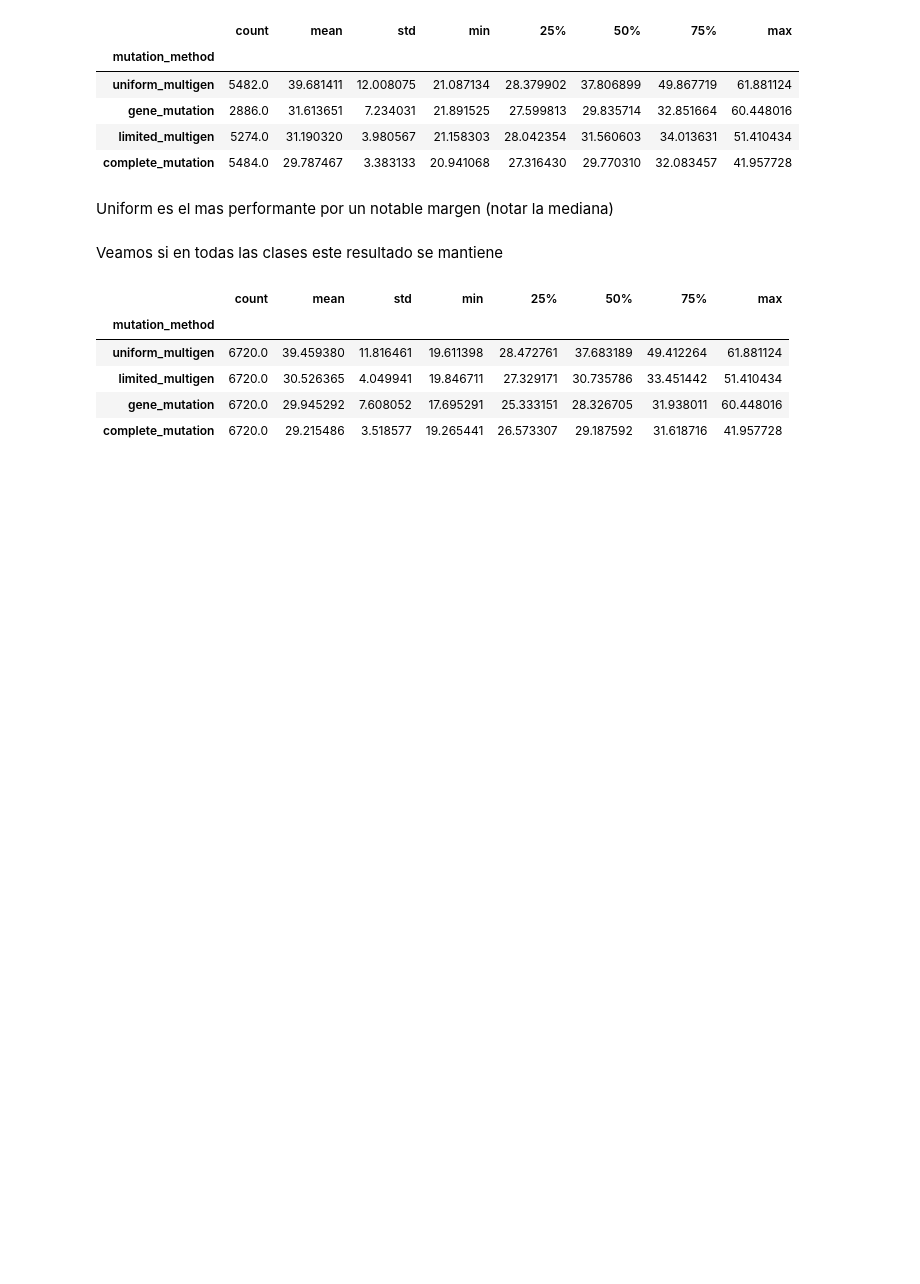
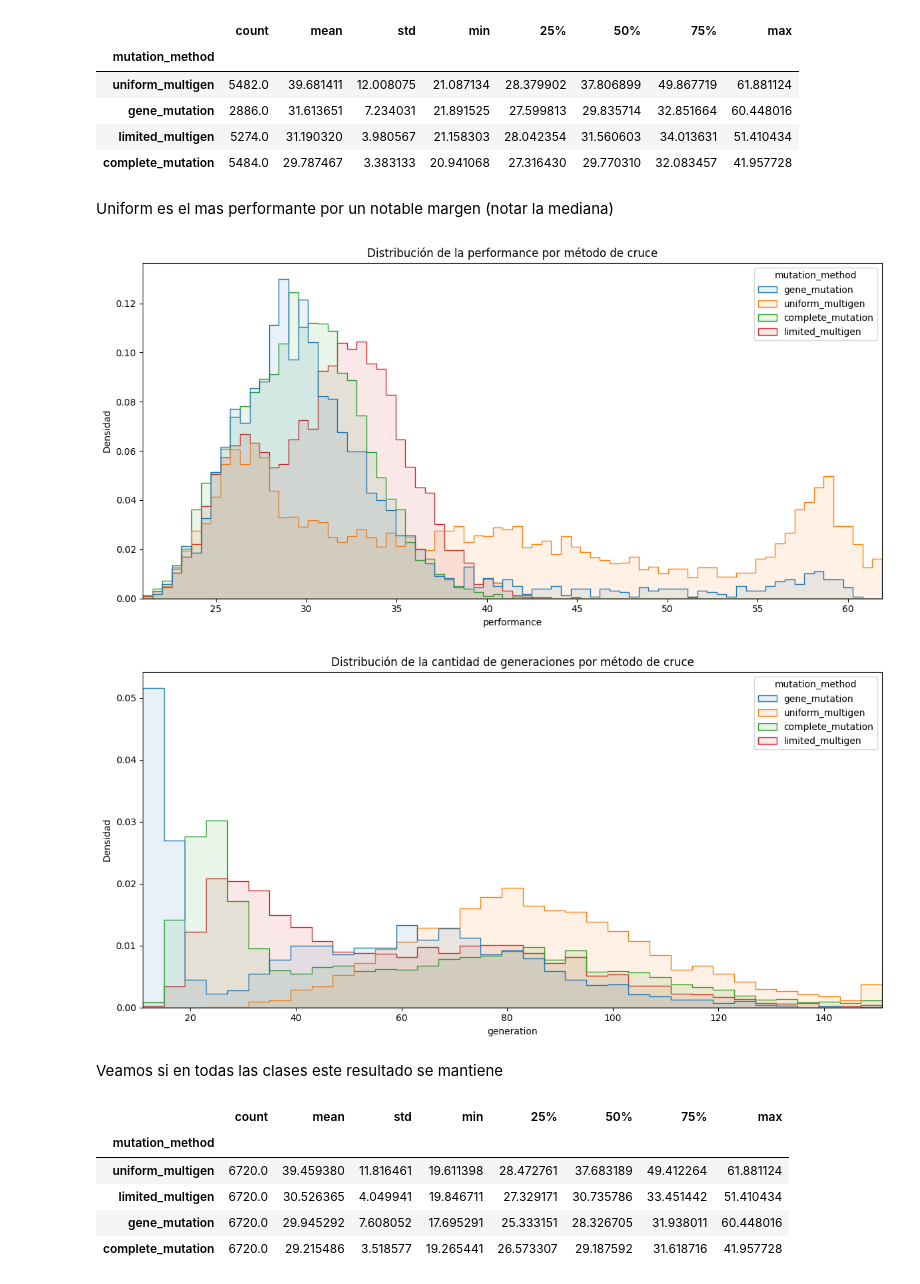
Before and after one commit to Ian-Arnott/TPs-SIA, a Jupyter notebook: Tp2/data_analysis.ipynb, the cells around one changed output. Drawn from its saved outputs; the diff is of its cells as text; code cells hidden in the pictures; blank space fills up the shorter version.

Commit message:
Add graphics for crossing methods

```diff
--- a/Tp2/data_analysis.ipynb
+++ b/Tp2/data_analysis.ipynb
@@ -184,6 +184,38 @@ filteredDf.groupby('mutation_method')['performance'].describe().sort_values('mea
 | complete_mutation | 5484.0 | 29.787467 | 3.383133 | 20.941068 | 27.316430 | 29.770310 | 32.083457 | 41.957728 |
 # %% [markdown]
 Uniform es el mas performante por un notable margen (notar la mediana)
+# %%
+group = ['uniform_multigen', 'gene_mutation', 'limited_multigen', 'complete_mutation']
+
+data_df = filteredDf
+
+performance_min = data_df['performance'].min()
+performance_max = data_df['performance'].max()
+generation_min = data_df['generation'].min()
+generation_max = data_df['generation'].max()
+fig, axes = plt.subplots(1, 1, figsize=(12, 6), sharex=True)
+
+sns.histplot(data=data_df[data_df['mutation_method'].isin(group)], x="performance", hue="mutation_method", element="step", stat="density", common_norm=False, fill=True, alpha=0.1, ax=axes)
+axes.set_title("Distribución de la performance por método de cruce")
+axes.set_ylabel("Densidad")
+axes.set_xlim([performance_min, performance_max])
+
+plt.tight_layout()
+plt.show()
+
+# Create even less opaque plots with 'generation' graphs from different groups, one above the other
+fig, axes = plt.subplots(1, 1, figsize=(12, 6), sharex=True)
+
+sns.histplot(data=data_df[data_df['mutation_method'].isin(group)], x="generation", hue="mutation_method", element="step", stat="density", common_norm=False, fill=True, alpha=0.1, ax=axes)
+axes.set_title("Distribución de la cantidad de generaciones por método de cruce")
+axes.set_ylabel("Densidad")
+axes.set_xlim([generation_min, generation_max])
+
+plt.tight_layout()
+plt.show()
+# %% [output]
+[figure, added]
+[figure, added]
 # %% [markdown]
 Veamos si en todas las clases este resultado se mantiene
 # %%
```
Also changed, not shown: parts of 1 cell of this notebook, 1 other file.
